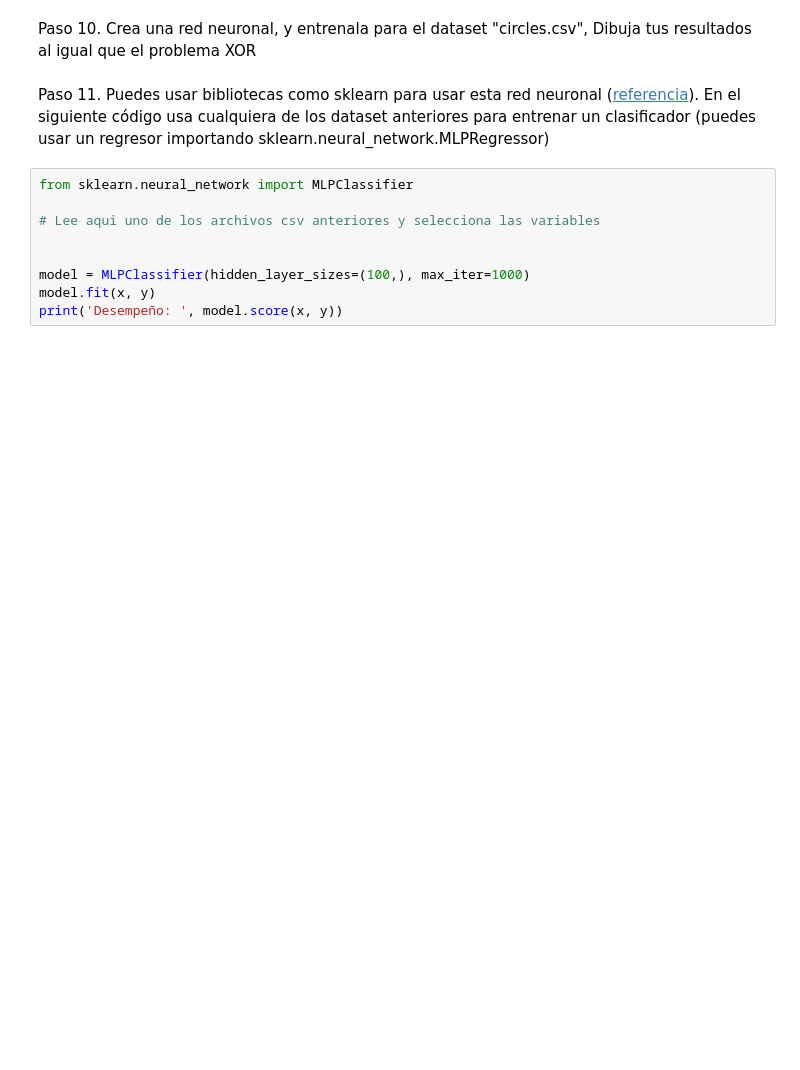
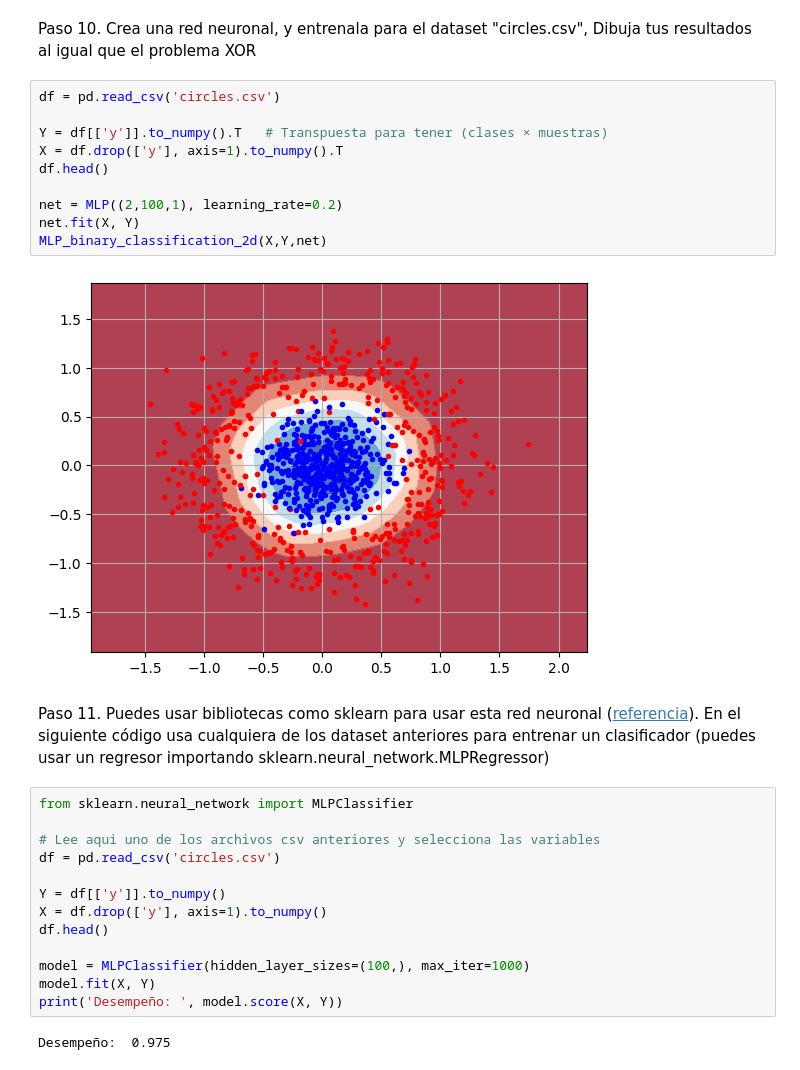
Before and after one commit to Joel-Alejandro-DM/DrivenPath, a Jupyter notebook: L04_Red_Neuronal_Densa.ipynb, the cells around one changed output. Drawn from its saved outputs; the diff is of its cells as text; blank space fills up the shorter version.

```diff
--- a/L04_Red_Neuronal_Densa.ipynb
+++ b/L04_Red_Neuronal_Densa.ipynb
@@ -155,13 +207,31 @@ Paso 9. Crea una red neuronal, y entrenala para el dataset "moons.csv", Dibuja t
 # %% [markdown]
 Paso 10. Crea una red neuronal, y entrenala para el dataset "circles.csv", Dibuja tus resultados al igual que el problema XOR
+# %%
+df = pd.read_csv('circles.csv')
+
+Y = df[['y']].to_numpy().T   # Transpuesta para tener (clases × muestras)
+X = df.drop(['y'], axis=1).to_numpy().T
+df.head()
+
+net = MLP((2,100,1), learning_rate=0.2)
+net.fit(X, Y)
+MLP_binary_classification_2d(X,Y,net)
+# %% [output]
+[figure, added]
 # %% [markdown]
 Paso 11. Puedes usar bibliotecas como sklearn para usar esta red neuronal ([referencia](https://scikit-learn.org/stable/modules/generated/sklearn.neural_network.MLPClassifier.html)). En el siguiente código usa cualquiera de los dataset anteriores para entrenar un clasificador (puedes usar un regresor importando sklearn.neural_network.MLPRegressor)
 # %%
 from sklearn.neural_network import MLPClassifier
 
 # Lee aqui uno de los archivos csv anteriores y selecciona las variables
+df = pd.read_csv('circles.csv')
 
+Y = df[['y']].to_numpy()
+X = df.drop(['y'], axis=1).to_numpy()
+df.head()
 
 model = MLPClassifier(hidden_layer_sizes=(100,), max_iter=1000)
-model.fit(x, y)
-print('Desempeño: ', model.score(x, y))
+model.fit(X, Y)
+print('Desempeño: ', model.score(X, Y))
+# %% [output]
+Desempeño:  0.975
```
Also changed, not shown: parts of 7 cells of this notebook.
